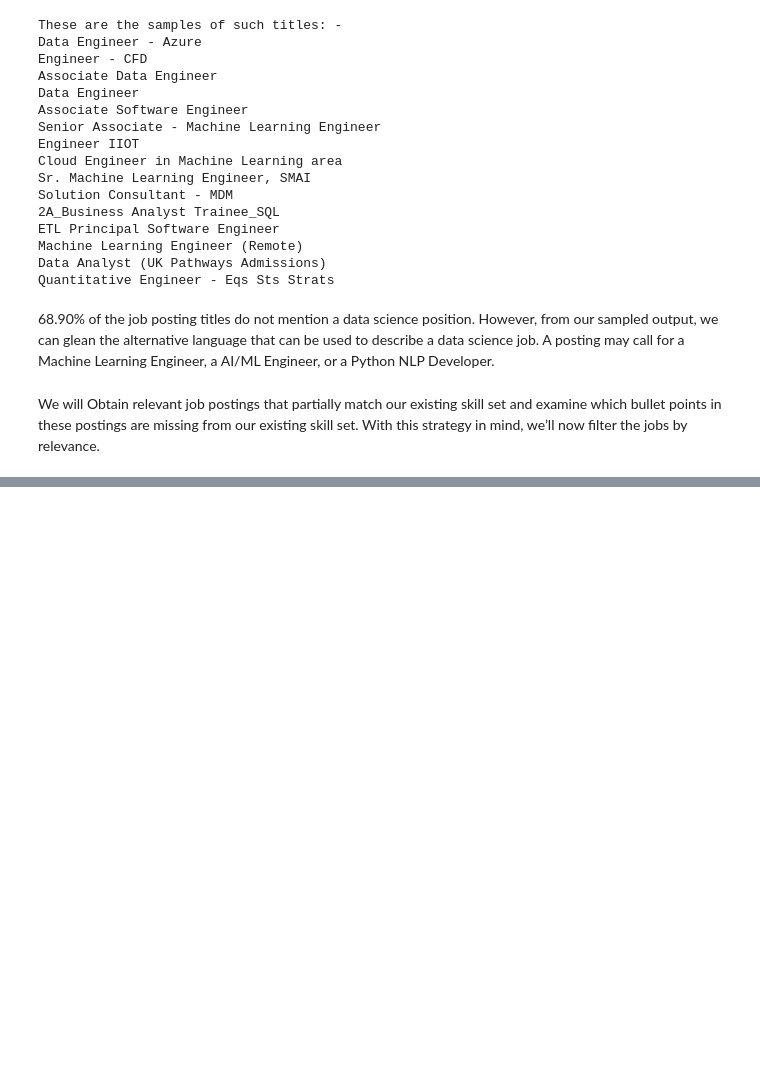
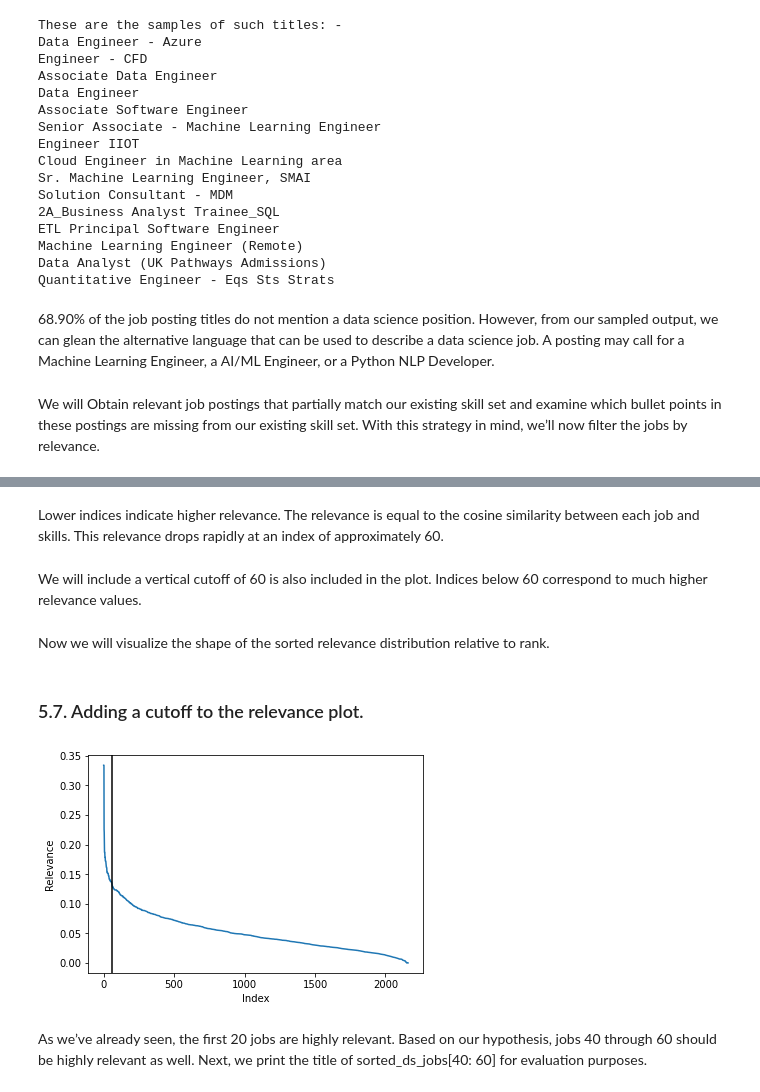
Before and after one commit to rajdeepmondal1/what-skills-to-augment-my-arsenal-main, a Jupyter notebook: Skills_to_augment_to_my_arsenal.ipynb, the cells around one changed output, grey strips where cells are left out. Saved outputs shown, nothing was run; the diff lists cells and outputs as text; code cells hidden in the pictures; blank space fills up the shorter version.

```diff
--- a/Skills_to_augment_to_my_arsenal.ipynb
+++ b/Skills_to_augment_to_my_arsenal.ipynb
@@ -343,0 +459,18 @@ We will Obtain relevant job postings that partially match our existing skill set
+# %% [markdown]
+Lower indices indicate higher relevance. The relevance is equal to the cosine similarity between each job and skills. This relevance drops rapidly at an index of approximately 60.
+# %% [markdown]
+We will include a vertical cutoff of 60 is also included in the plot. Indices below 60 correspond to much higher relevance values.
+# %% [markdown]
+Now we will visualize the shape of the sorted relevance distribution relative to rank.
+# %% [markdown]
+### 5.7. Adding a cutoff to the relevance plot.
+# %%
+plt.plot(range(df_jobs.shape[0]), sorted_df_jobs['Relevance'].values)
+plt.xlabel('Index')
+plt.ylabel('Relevance')
+plt.axvline(60, c='k')
+plt.show()
+# %% [output]
+[figure, added]
+# %% [markdown]
+As we’ve already seen, the first 20 jobs are highly relevant. Based on our hypothesis, jobs 40 through 60 should be highly relevant as well. Next, we print the title of sorted_ds_jobs[40: 60] for evaluation purposes.
```
Also changed, not shown: parts of 43 cells of this notebook.
